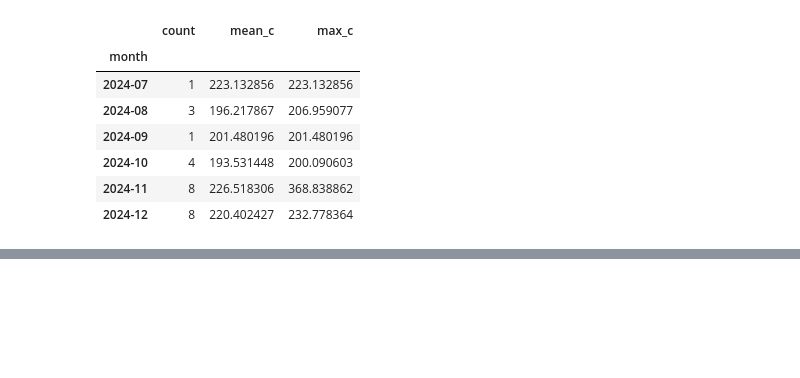
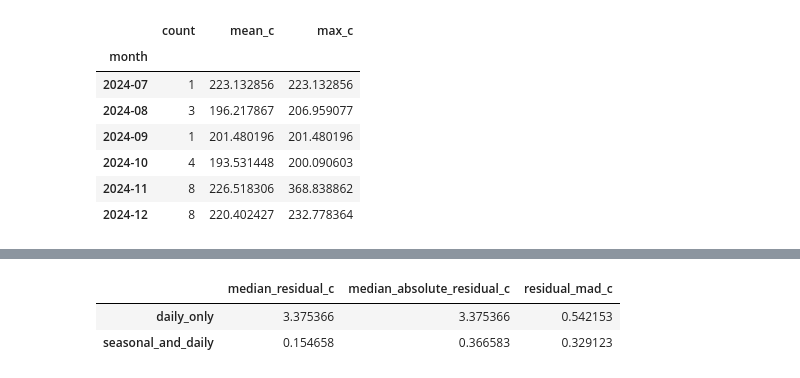
Before and after one commit to NoamLA/skf-ds-home-assignment, a Jupyter notebook: notebooks/analysis_and_model_selection.ipynb, the cells around one changed output, grey strips where cells are left out. Saved outputs shown, nothing was run; the diff lists cells and outputs as text; code cells hidden in the pictures; blank space fills up the shorter version.

```diff
--- a/notebooks/analysis_and_model_selection.ipynb
+++ b/notebooks/analysis_and_model_selection.ipynb
@@ -602,0 +704,13 @@ Threshold and required duration are not settled yet and would need to be checked
+# %%
+candidate_daily_model = HuberRegressor(max_iter=1000)
+candidate_seasonal_daily_model = HuberRegressor(max_iter=1000)
+
+candidate_daily_model.fit(
+    create_daily_time_features(baseline_model_train),
+    baseline_model_train["temp_c"],
+)
+
+candidate_seasonal_daily_model.fit(
+    create_seasonal_daily_time_features(baseline_model_train),
+    baseline_model_train["temp_c"],
+)
@@ -602,0 +719,87 @@ Threshold and required duration are not settled yet and would need to be checked
+# %%
+def score_temperature_model(frame, model, feature_function):
+    scored = frame.sort_values("timestamp").copy()
+    scored["expected_temp_c"] = model.predict(
+        feature_function(scored)
+    )
+    scored["temp_residual_c"] = (
+        scored["temp_c"] - scored["expected_temp_c"]
+    )
+    return scored
+
+
+def daily_median_residual(scored):
+    return (
+        scored
+        .set_index("timestamp")["temp_residual_c"]
+        .resample("D")
+        .median()
+        .rename("median_residual_c")
+        .reset_index()
+    )
+
+
+validation_scored_daily = score_temperature_model(
+    baseline_model_validation,
+    candidate_daily_model,
+    create_daily_time_features,
+)
+
+validation_scored_seasonal = score_temperature_model(
+    baseline_model_validation,
+    candidate_seasonal_daily_model,
+    create_seasonal_daily_time_features,
+)
+
+validation_daily_residual = daily_median_residual(
+    validation_scored_daily
+).rename(
+    columns={"median_residual_c": "daily_only_residual_c"}
+)
+
+validation_seasonal_residual = daily_median_residual(
+    validation_scored_seasonal
+).rename(
+    columns={"median_residual_c": "seasonal_daily_residual_c"}
+)
+
+baseline_comparison = validation_daily_residual.merge(
+    validation_seasonal_residual,
+    on="timestamp",
+    how="inner",
+).dropna()
+
+residual_columns = [
+    "daily_only_residual_c",
+    "seasonal_daily_residual_c",
+]
+
+baseline_comparison_summary = pd.DataFrame(
+    {
+        "median_residual_c": baseline_comparison[
+            residual_columns
+        ].median(),
+        "median_absolute_residual_c": baseline_comparison[
+            residual_columns
+        ].abs().median(),
+        "residual_mad_c": baseline_comparison[
+            residual_columns
+        ].apply(
+            lambda values: (
+                values - values.median()
+            ).abs().median()
+        ),
+    },
+    index=residual_columns,
+)
+
+baseline_comparison_summary.index = [
+    "daily_only",
+    "seasonal_and_daily",
+]
+
+baseline_comparison_summary
+# %% [output]
+|  | median_residual_c | median_absolute_residual_c | residual_mad_c |
+| daily_only | 3.375366 | 3.375366 | 0.542153 |
+| seasonal_and_daily | 0.154658 | 0.366583 | 0.329123 |
```
Also changed, not shown: parts of 43 cells of this notebook.
